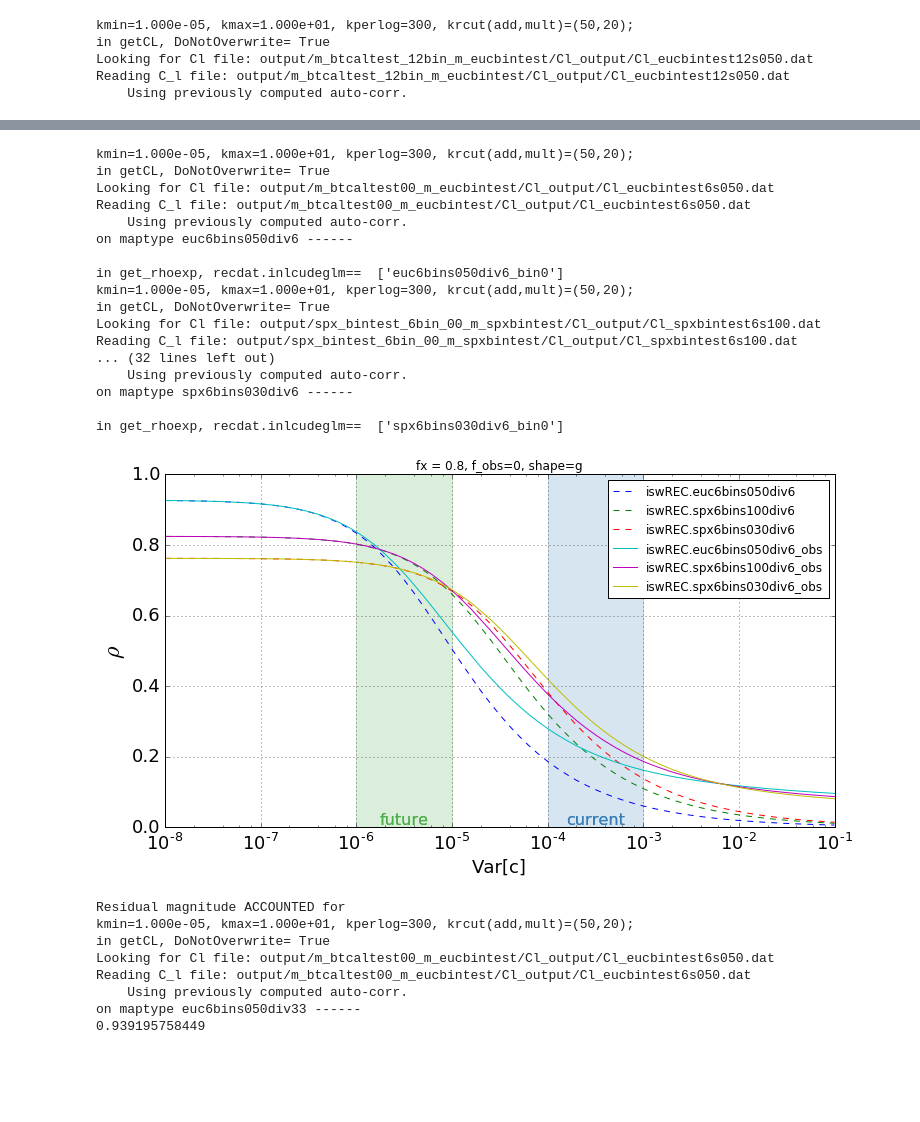
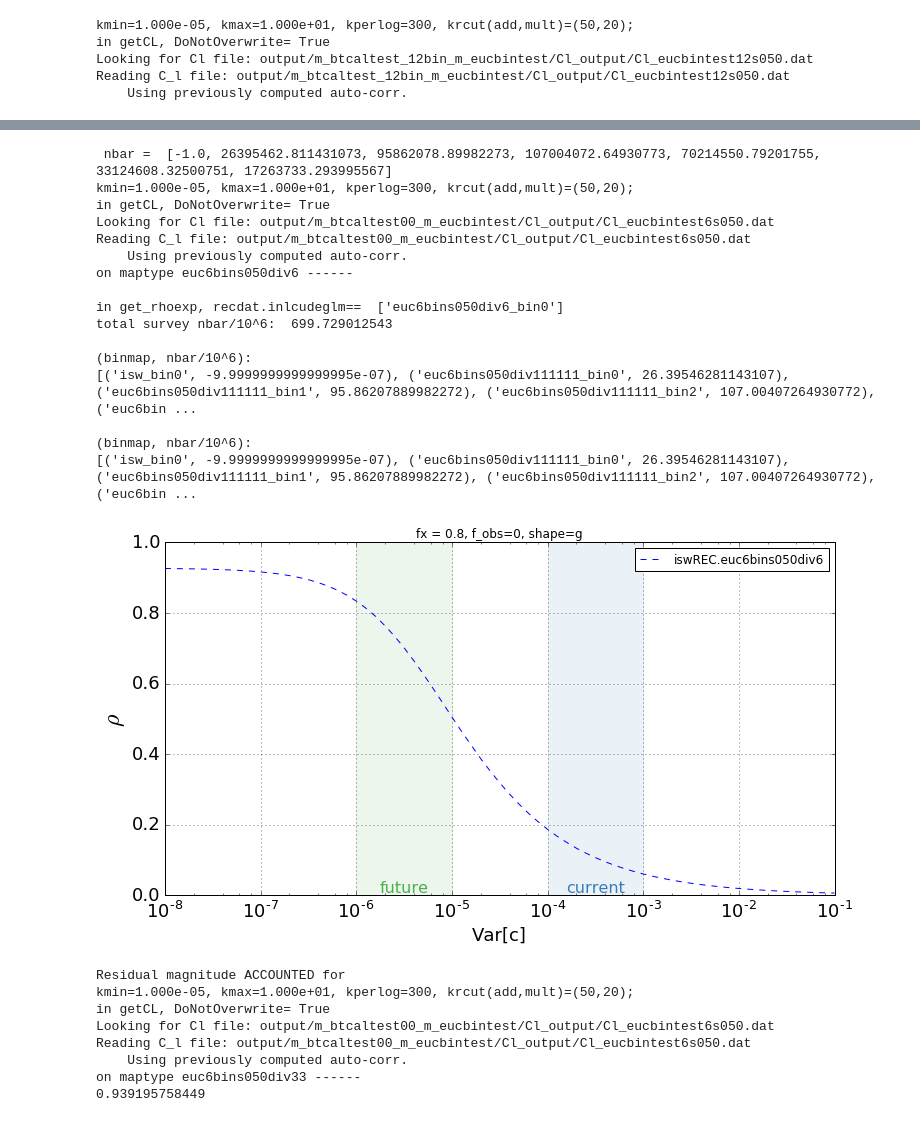
Before and after one commit to jessmuir/isw_reconstr, a Jupyter notebook: NW Multi.ipynb, the cells around one changed output, grey strips where cells are left out. Saved outputs shown, nothing was run; the diff lists cells and outputs as text; code cells hidden in the pictures; blank space fills up the shorter version.

```diff
--- a/NW Multi.ipynb
+++ b/NW Multi.ipynb
@@ -3333,45 +3394,44 @@ def plot_surveys(f_xcorr=0, f_cl_obs=0, ax=None, div=['6'], fitbias=True, shape=
 
     if 1: #do euc
         getplot_allbincal(cl_euc, recdat_euc, ax=ax, f_xcorr=f_xcorr, f_cl_obs=f_cl_obs, fitbias=fitbias, shape=shape,
                           varname=varname, varlist=varlist, labelsuf=labelsuf,linestyle=linestyle)
-    if 1: #plot SX 0.1
+    if 0: #plot SX 0.1
         getplot_allbincal(getCl_sx(sigz=0.1, div=div), getRecDat_sx(0.1, div=div), ax=ax, f_xcorr=f_xcorr, f_cl_obs=f_cl_obs, fitbias=fitbias, shape=shape,
                           varname=varname, varlist=varlist, labelsuf=labelsuf,linestyle=linestyle)
     if 0: #plot SX 0.1, nbar=5e8
         getplot_allbincal(getCl_sx(sigz=0.1, div=div,nbar=5e8), getRecDat_sx(0.1, div=div,nbar=5e8), ax=ax, f_xcorr=f_xcorr, f_cl_obs=f_cl_obs, fitbias=fitbias, shape=shape,
                           varname=varname, varlist=varlist, labelsuf=labelsuf+'_5e8',linestyle=linestyle)
-    if 1: #plot SX 0.03
+    if 0: #plot SX 0.03
         getplot_allbincal(getCl_sx(sigz=0.03, div=div), getRecDat_sx(0.03, div=div), ax=ax, f_xcorr=f_xcorr, f_cl_obs=f_cl_obs, fitbias=fitbias, shape=shape,
                           varname=varname, varlist=varlist, labelsuf=labelsuf,linestyle=linestyle)
 #     if first:
     ax=calplotform(ax,varname=varname, showregions=True) #format like caltest plot
     ax.set_xlim(min(varlist),max(varlist))
     return ax
 
 
 myax = plot_surveys(f_xcorr=.8, f_cl_obs=0, linestyle='--')
-plot_surveys(f_xcorr=.8, f_cl_obs=1, ax=myax, labelsuf='_obs')
+# plot_surveys(f_xcorr=.8, f_cl_obs=1, ax=myax, labelsuf='_obs')
 # plot_surveys(f_xcorr=.5, f_cl_obs=1, ax=myax, labelsuf='_obs_.5', linestyle='--')
 plt.show()
 # %% [output]
+ nbar =  [-1.0, 26395462.811431073, 95862078.89982273, 107004072.64930773, 70214550.79201755, 33124608.32500751, 17263733.293995567]
 kmin=1.000e-05, kmax=1.000e+01, kperlog=300, krcut(add,mult)=(50,20);
 in getCL, DoNotOverwrite= True
 Looking for Cl file: output/m_btcaltest00_m_eucbintest/Cl_output/Cl_eucbintest6s050.dat
 Reading C_l file: output/m_btcaltest00_m_eucbintest/Cl_output/Cl_eucbintest6s050.dat
     Using previously computed auto-corr.
 on maptype euc6bins050div6 ------
 
 in get_rhoexp, recdat.inlcudeglm==  ['euc6bins050div6_bin0']
-kmin=1.000e-05, kmax=1.000e+01, kperlog=300, krcut(add,mult)=(50,20);
-in getCL, DoNotOverwrite= True
-Looking for Cl file: output/spx_bintest_6bin_00_m_spxbintest/Cl_output/Cl_spxbintest6s100.dat
-Reading C_l file: output/spx_bintest_6bin_00_m_spxbintest/Cl_output/Cl_spxbintest6s100.dat
-... (32 lines left out)
-    Using previously computed auto-corr.
-on maptype spx6bins030div6 ------
+total survey nbar/10^6:  699.729012543
 
-in get_rhoexp, recdat.inlcudeglm==  ['spx6bins030div6_bin0']
+(binmap, nbar/10^6):
+[('isw_bin0', -9.9999999999999995e-07), ('euc6bins050div111111_bin0', 26.39546281143107), ('euc6bins050div111111_bin1', 95.86207889982272), ('euc6bins050div111111_bin2', 107.00407264930772), ('euc6bin ...
+
+(binmap, nbar/10^6):
+[('isw_bin0', -9.9999999999999995e-07), ('euc6bins050div111111_bin0', 26.39546281143107), ('euc6bins050div111111_bin1', 95.86207889982272), ('euc6bins050div111111_bin2', 107.00407264930772), ('euc6bin ...
-[figure, old version]
+[figure, new version]
 # %%
 if 0:
     print 'Residuals UNCORRELATED'
```
Also changed, not shown: parts of 6 cells of this notebook, 3 other files.
